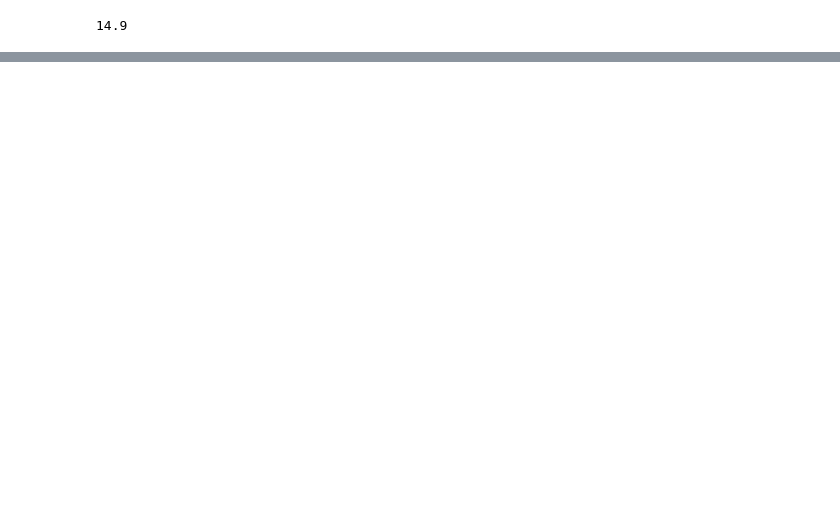
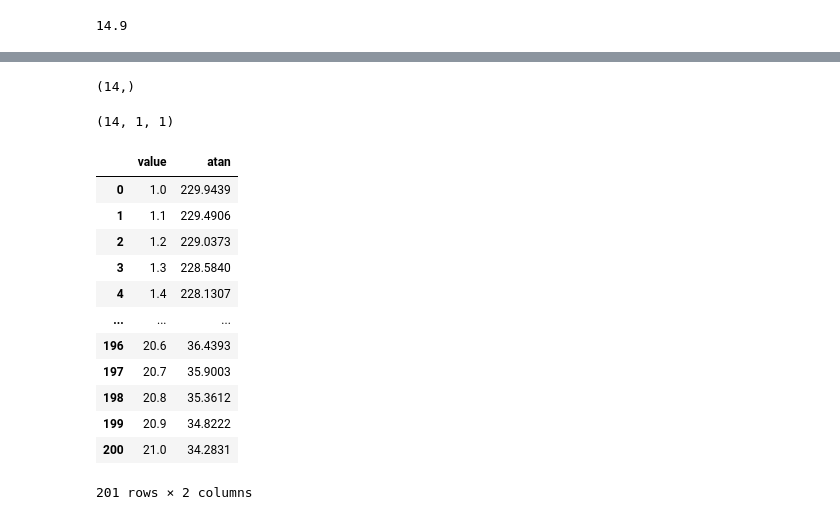
Before and after one commit to jobel-openscience/FUME, a Jupyter notebook: forel_ule_index.ipynb, the cells around one changed output, grey strips where cells are left out. Cells and saved outputs as stored; diff of their text form; code cells hidden in the pictures; blank space fills up the shorter version.

```diff
--- a/forel_ule_index.ipynb
+++ b/forel_ule_index.ipynb
@@ -136,0 +352,22 @@ fu_i
+# %%
+print(Rw.coords['wavelength'].values.shape)
+np.reshape( Rw.coords['wavelength'].values, [14,1,1]).shape
+# %% [output]
+(14,)
+(14, 1, 1)
+# %%
+fui.iloc[]
+# %% [output]
+|  | value | atan |
+| 0 | 1.0 | 229.9439 |
+| 1 | 1.1 | 229.4906 |
+| 2 | 1.2 | 229.0373 |
+| 3 | 1.3 | 228.5840 |
+| 4 | 1.4 | 228.1307 |
+| ... | ... | ... |
+| 196 | 20.6 | 36.4393 |
+| 197 | 20.7 | 35.9003 |
+| 198 | 20.8 | 35.3612 |
+| 199 | 20.9 | 34.8222 |
+| 200 | 21.0 | 34.2831 |
+201 rows × 2 columns
```
Also changed, not shown: parts of 8 cells of this notebook.
